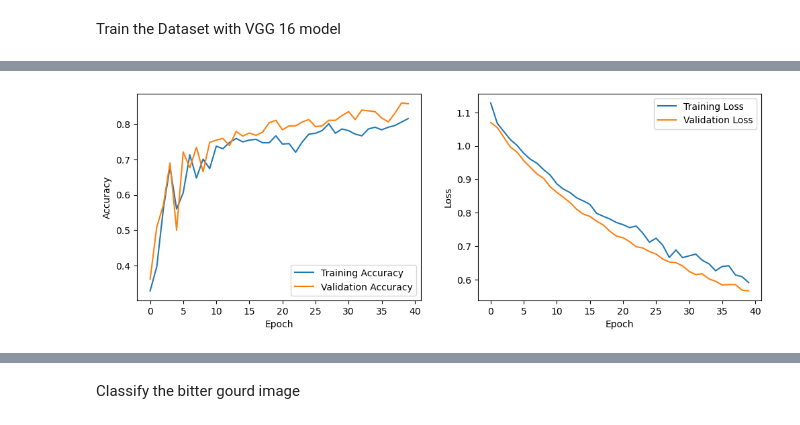
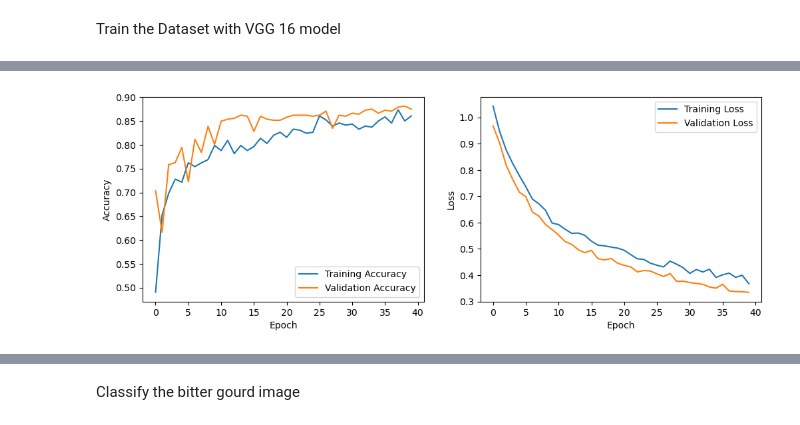
Before and after one commit to sreeragu555/Bittergourd-Matuirity-Prediction, a Jupyter notebook: VGG 16 Final.ipynb, the cells around one changed output, grey strips where cells are left out. Cells and saved outputs as stored; diff of their text form; code cells hidden in the pictures.

```diff
--- a/VGG 16 Final.ipynb
+++ b/VGG 16 Final.ipynb
@@ -18,7 +18,7 @@ test_dir = 'test/'
 
 # Define image size and batch size
 img_size = (224, 224)
-batch_size = 64
+batch_size = 8
 
 # Create data generators
 train_datagen = ImageDataGenerator(
@@ -135 +135 @@ Epoch 40/40
-[figure, old version]
+[figure, new version]
```
Also changed, not shown: parts of 2 cells of this notebook.
